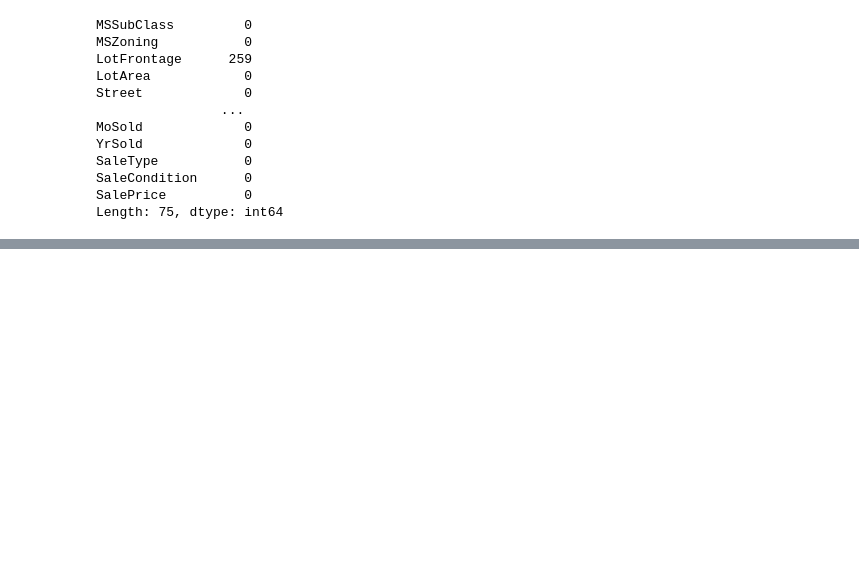
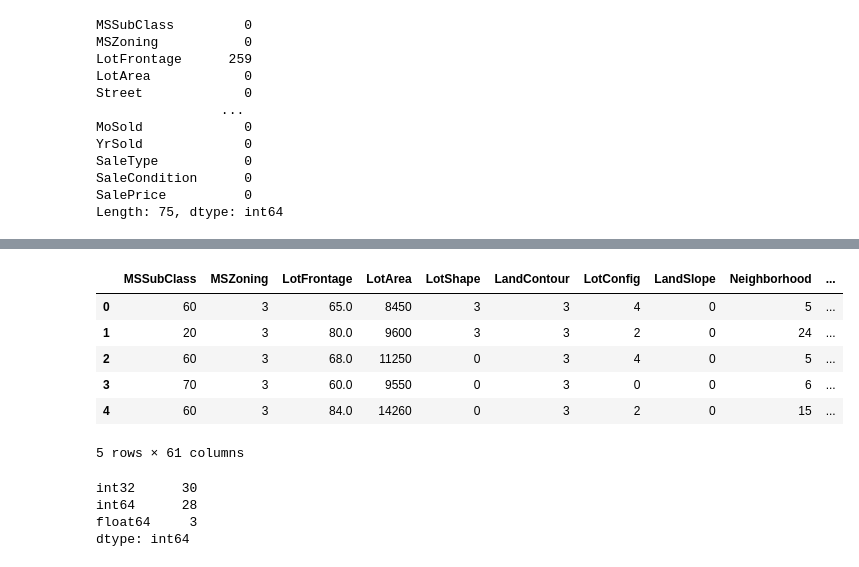
Before and after one commit to mayankanand2701/Celebal-COE-Training-2024, a Jupyter notebook: Assignment ( Week 7 )/Preprocessing and Feature Enginerring.ipynb, the cells around one changed output, grey strips where cells are left out. Saved outputs shown, nothing was run; the diff lists cells and outputs as text; code cells hidden in the pictures; blank space fills up the shorter version.

```diff
--- a/Assignment ( Week 7 )/Preprocessing and Feature Enginerring.ipynb
+++ b/Assignment ( Week 7 )/Preprocessing and Feature Enginerring.ipynb
@@ -190,0 +431,26 @@ columnstToDrop= ['OverallCond', 'YrSold', 'YearBuilt', 'YearRemodAdd', 'GarageCa
+# %%
+label_encoder = LabelEncoder()
+
+# To iterate over all columns in the DataFrame
+
+for col in df.select_dtypes(include=['object']).columns:
+    df[col] = label_encoder.fit_transform(df[col])
+# %%
+df.head(5)
+# %% [output]
+|  | MSSubClass | MSZoning | LotFrontage | LotArea | LotShape | LandContour | LotConfig | LandSlope | Neighborhood | ... |
+| 0 | 60 | 3 | 65.0 | 8450 | 3 | 3 | 4 | 0 | 5 | ... |
+| 1 | 20 | 3 | 80.0 | 9600 | 3 | 3 | 2 | 0 | 24 | ... |
+| 2 | 60 | 3 | 68.0 | 11250 | 0 | 3 | 4 | 0 | 5 | ... |
+| 3 | 70 | 3 | 60.0 | 9550 | 0 | 3 | 0 | 0 | 6 | ... |
+| 4 | 60 | 3 | 84.0 | 14260 | 0 | 3 | 2 | 0 | 15 | ... |
+5 rows × 61 columns
+# %%
+# To know the count of different type of data types present in the dataset
+
+df.dtypes.value_counts()
+# %% [output]
+int32      30
+int64      28
+float64     3
+dtype: int64
```
Also changed, not shown: parts of 31 cells of this notebook, 1 other file.
